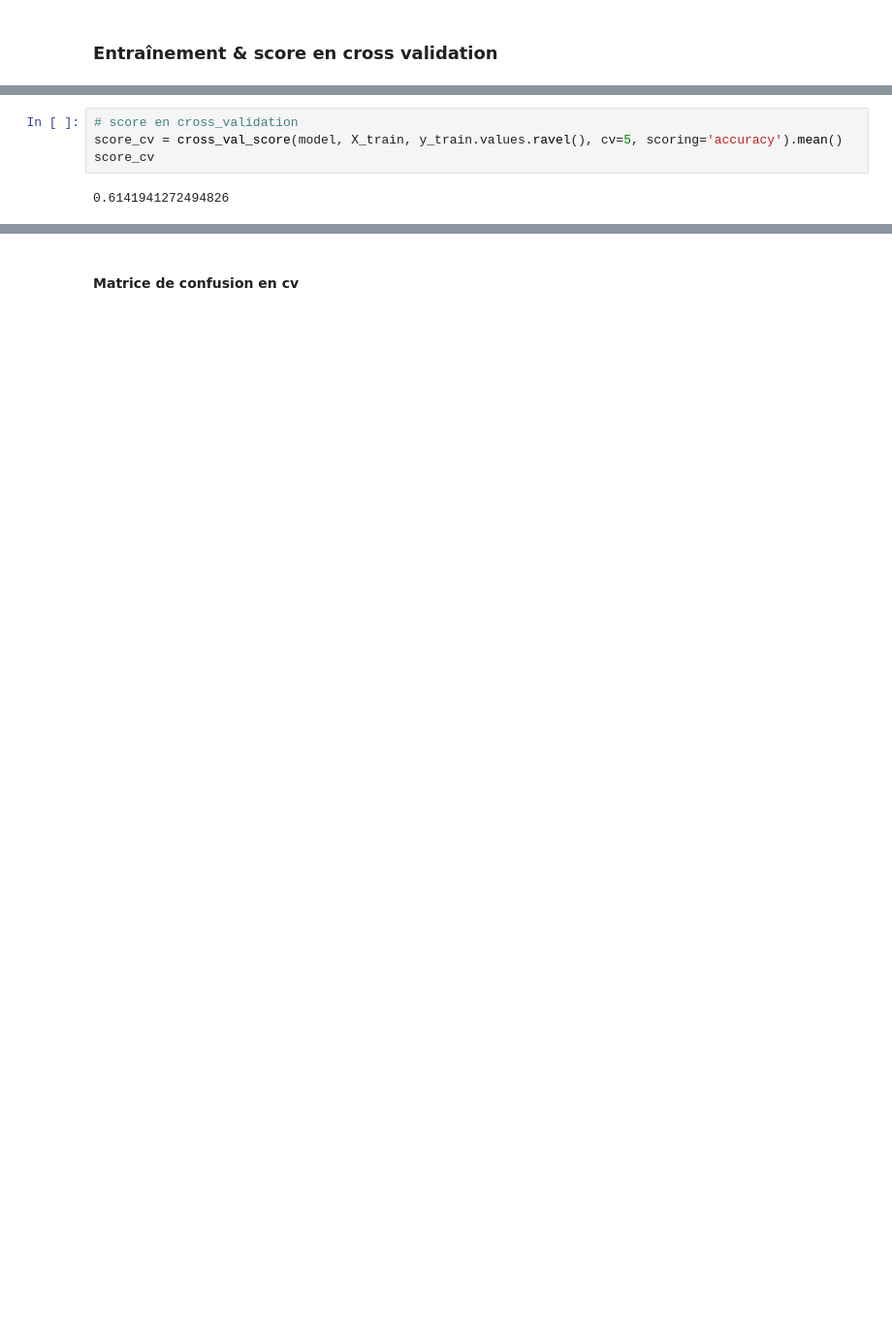
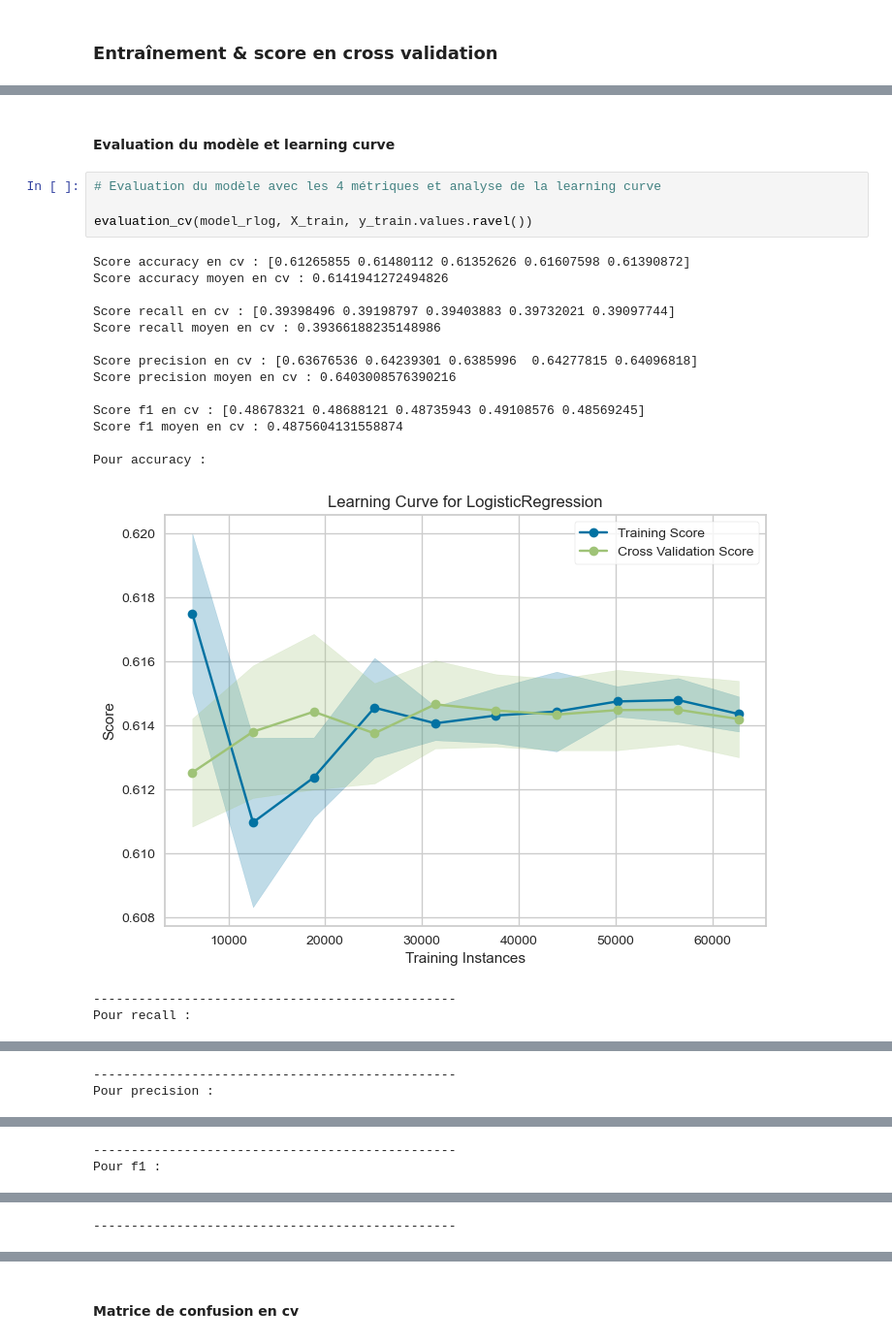
Before and after one commit to Gwendelina/130US_diabete, a Jupyter notebook: 130US_diabete.ipynb, the cells around one changed output, grey strips where cells are left out. Shown at 97% size. Saved outputs shown, nothing was run; the diff lists cells and outputs as text; blank space fills up the shorter version.

```diff
--- a/130US_diabete.ipynb
+++ b/130US_diabete.ipynb
@@ -659,6 +585,23 @@ Pipeline(steps=[('columntransformer',
-# %%
-# score en cross_validation
-score_cv = cross_val_score(model, X_train, y_train.values.ravel(), cv=5, scoring='accuracy').mean()
-score_cv
-# %% [output]
-0.6141941272494826
+# %% [markdown]
+#### Evaluation du modèle et learning curve
+# %%
+# Evaluation du modèle avec les 4 métriques et analyse de la learning curve
+
+evaluation_cv(model_rlog, X_train, y_train.values.ravel())
+# %% [output]
+Score accuracy en cv : [0.61265855 0.61480112 0.61352626 0.61607598 0.61390872]
+Score accuracy moyen en cv : 0.6141941272494826
+
+Score recall en cv : [0.39398496 0.39198797 0.39403883 0.39732021 0.39097744]
+Score recall moyen en cv : 0.39366188235148986
+
+Score precision en cv : [0.63676536 0.64239301 0.6385996  0.64277815 0.64096818]
+Score precision moyen en cv : 0.6403008576390216
+
+Score f1 en cv : [0.48678321 0.48688121 0.48735943 0.49108576 0.48569245]
+Score f1 moyen en cv : 0.4875604131558874
+
+Pour accuracy :
+[figure, added]
+------------------------------------------------
+Pour recall :
@@ -664,0 +609,2 @@ score_cv
+------------------------------------------------
+Pour precision :
@@ -664,0 +612,2 @@ score_cv
+------------------------------------------------
+Pour f1 :
@@ -664,0 +615 @@ score_cv
+------------------------------------------------
```
Also changed, not shown: parts of 98 cells of this notebook, 1 other file.
